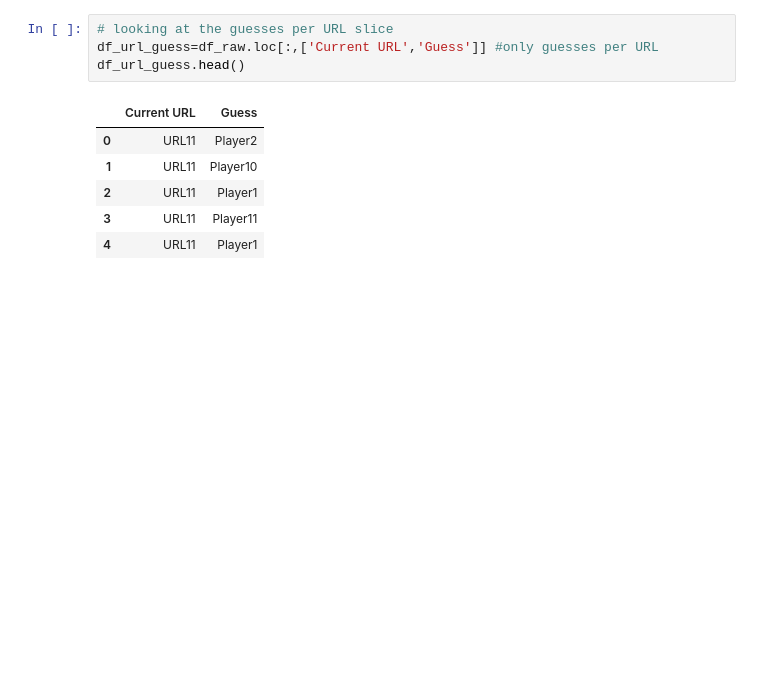
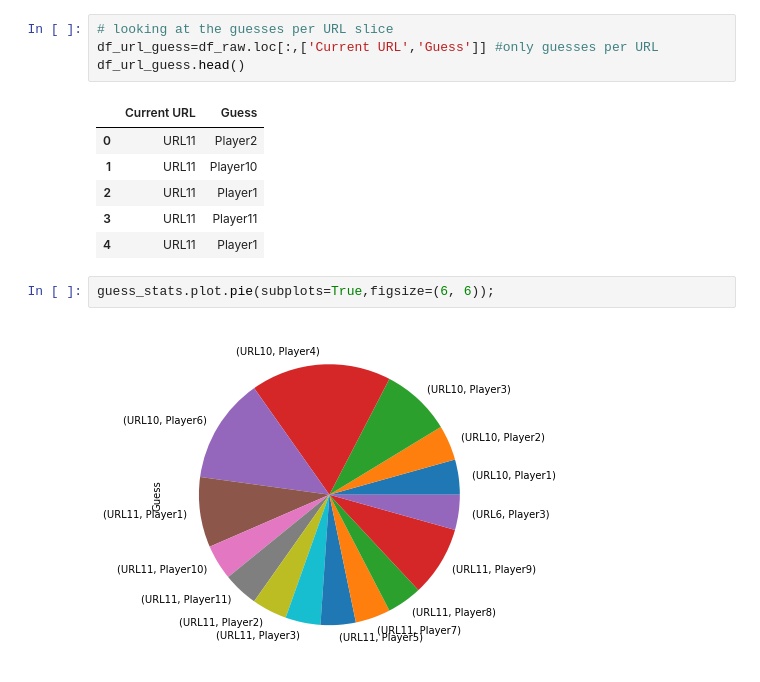
Before and after one commit to NLeSC/balconaz, a Jupyter notebook: notebooks/analysis.ipynb, the cells around one changed output. Drawn from its saved outputs; the diff is of its cells as text; blank space fills up the shorter version.

Commit message:
experimenting with different charts

```diff
--- a/notebooks/analysis.ipynb
+++ b/notebooks/analysis.ipynb
@@ -171,3 +171,7 @@ df_url_guess.head()
 | 2 | URL11 | Player1 |
 | 3 | URL11 | Player11 |
 | 4 | URL11 | Player1 |
+# %%
+guess_stats.plot.pie(subplots=True,figsize=(6, 6));
+# %% [output]
+[figure, added]
```
Also changed, not shown: parts of 2 cells of this notebook.
